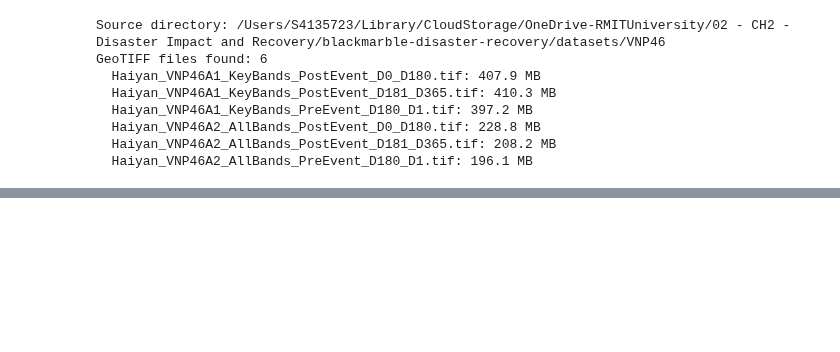
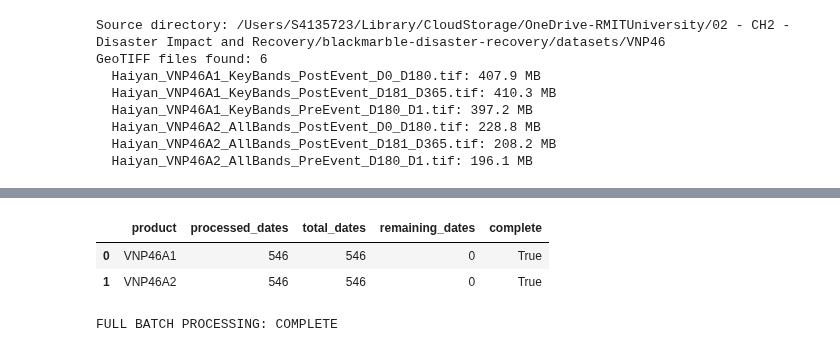
Before and after one commit to reneprincipejr/blackmarble-disaster-recovery, a Jupyter notebook: notebooks/00_haiyan_vnp46_preprocessing.ipynb, the cells around one changed output, grey strips where cells are left out. Saved outputs shown, nothing was run; the diff lists cells and outputs as text; code cells hidden in the pictures; blank space fills up the shorter version.

```diff
--- a/notebooks/00_haiyan_vnp46_preprocessing.ipynb
+++ b/notebooks/00_haiyan_vnp46_preprocessing.ipynb
@@ -1332,5 +1318,5 @@ display(processing_status)
 # %%
-RUN_FULL_BATCH = False
+RUN_FULL_BATCH = True
 
 
 if RUN_FULL_BATCH:
@@ -1387,30 +1373,35 @@ if RUN_FULL_BATCH:
 
         final_status.append(
             {
                 "product": product,
                 "processed_dates": int(processed.sum()),
                 "total_dates": int(processed.size),
                 "remaining_dates": int((~processed).sum()),
                 "complete": bool(processed.all()),
             }
         )
 
     final_status = pd.DataFrame(final_status)
     display(final_status)
 
     if not final_status["complete"].all():
         raise RuntimeError(
             "The batch ended with unprocessed dates. "
             "Rerun this cell to resume."
         )
 
     for store_path in STORE_PATHS.values():
         zarr.consolidate_metadata(str(store_path))
 
     print("FULL BATCH PROCESSING: COMPLETE")
 
 else:
     print(
         "Full batch not started. "
         "Set RUN_FULL_BATCH = True after reviewing the pilot QC."
     )
+# %% [output]
+|  | product | processed_dates | total_dates | remaining_dates | complete |
+| 0 | VNP46A1 | 546 | 546 | 0 | True |
+| 1 | VNP46A2 | 546 | 546 | 0 | True |
+FULL BATCH PROCESSING: COMPLETE
```
Also changed, not shown: parts of 7 cells of this notebook, 38 other files.
